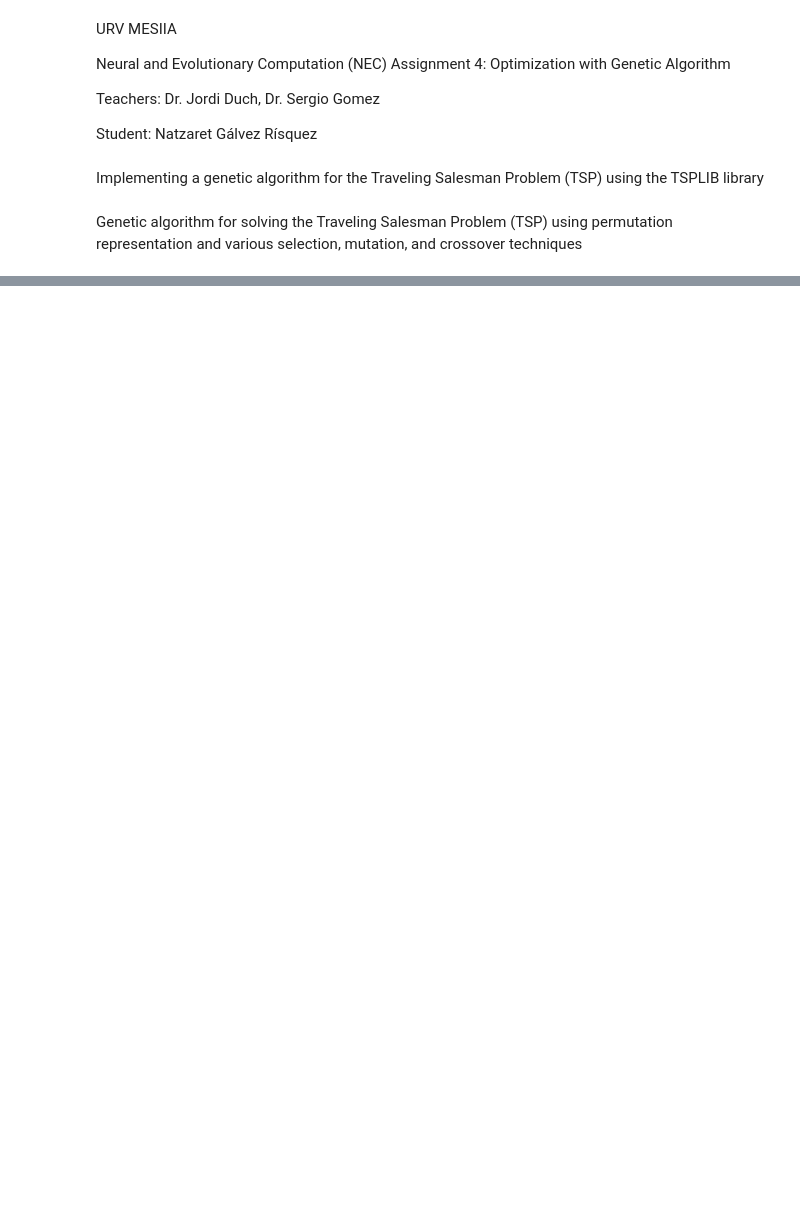
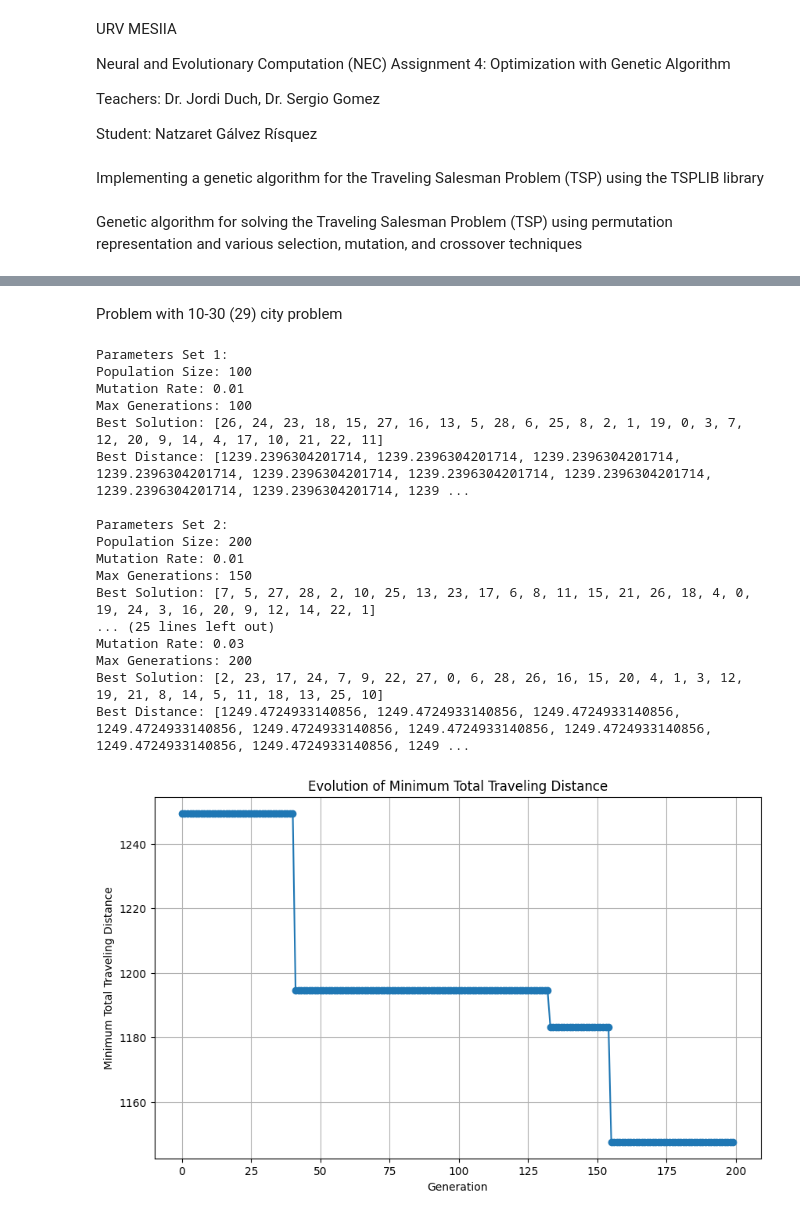
Before and after one commit to Natzaret/Natzaret, a Jupyter notebook: NEC_Exercise_4.ipynb, the cells around one changed output, grey strips where cells are left out. Saved outputs shown, nothing was run; the diff lists cells and outputs as text; code cells hidden in the pictures; blank space fills up the shorter version.

```diff
--- a/NEC_Exercise_4.ipynb
+++ b/NEC_Exercise_4.ipynb
@@ -179,0 +250,69 @@ if __name__ == "__main__":
+# %% [markdown]
+Problem with 10-30 (29) city problem
+# %%
+# Define the number of cities and coordinates for dataset 2
+num_cities_dataset2 = 29
+
+# Generate dataset 1
+dataset2 = generate_problem_instance(num_cities_dataset2)
+distances_dataset2 = compute_distances(dataset2)
+
+# Define parameter combinations for dataset 2
+parameter_combinations_dataset = [
+    {'population_size': 100, 'mutation_rate': 0.01, 'max_generations': 100},
+    {'population_size': 200, 'mutation_rate': 0.01, 'max_generations': 150},
+    {'population_size': 150, 'mutation_rate': 0.02, 'max_generations': 100},
+    {'population_size': 250, 'mutation_rate': 0.02, 'max_generations': 150},
+    {'population_size': 100, 'mutation_rate': 0.03, 'max_generations': 150},
+    {'population_size': 200, 'mutation_rate': 0.03, 'max_generations': 200}
+]
+
+results_dataset = []
+
+# Iterate over parameter combinations and execute genetic algorithm
+for params in parameter_combinations_dataset1:
+    population_size = params['population_size']
+    mutation_rate = params['mutation_rate']
+    max_generations = params['max_generations']
+
+    best_solution_dataset, best_distances_dataset = genetic_algorithm(distances_dataset2, population_size, mutation_rate, max_generations)
+    results_dataset.append({'parameters': params, 'best_solution': best_solution_dataset, 'best_distances': best_distances_dataset})
+
+for i, result in enumerate(results_dataset):
+    print(f"Parameters Set {i + 1}:")
+    print("Population Size:", result['parameters']['population_size'])
+    print("Mutation Rate:", result['parameters']['mutation_rate'])
+    print("Max Generations:", result['parameters']['max_generations'])
+    print("Best Solution:", result['best_solution'])
+    print("Best Distance:", result['best_distances'])
+    print()
+
+import matplotlib.pyplot as plt
+
+# Plot the evolution of the minimum total traveling distance
+plt.figure(figsize=(10, 6))
+plt.plot(best_distances_dataset, marker='o', linestyle='-')
+plt.title("Evolution of Minimum Total Traveling Distance")
+plt.xlabel("Generation")
+plt.ylabel("Minimum Total Traveling Distance")
+plt.grid(True)
+plt.show()
+# %% [output]
+Parameters Set 1:
+Population Size: 100
+Mutation Rate: 0.01
+Max Generations: 100
+Best Solution: [26, 24, 23, 18, 15, 27, 16, 13, 5, 28, 6, 25, 8, 2, 1, 19, 0, 3, 7, 12, 20, 9, 14, 4, 17, 10, 21, 22, 11]
+Best Distance: [1239.2396304201714, 1239.2396304201714, 1239.2396304201714, 1239.2396304201714, 1239.2396304201714, 1239.2396304201714, 1239.2396304201714, 1239.2396304201714, 1239.2396304201714, 1239 ...
+
+Parameters Set 2:
+Population Size: 200
+Mutation Rate: 0.01
+Max Generations: 150
+Best Solution: [7, 5, 27, 28, 2, 10, 25, 13, 23, 17, 6, 8, 11, 15, 21, 26, 18, 4, 0, 19, 24, 3, 16, 20, 9, 12, 14, 22, 1]
+... (25 lines left out)
+Mutation Rate: 0.03
+Max Generations: 200
+Best Solution: [2, 23, 17, 24, 7, 9, 22, 27, 0, 6, 28, 26, 16, 15, 20, 4, 1, 3, 12, 19, 21, 8, 14, 5, 11, 18, 13, 25, 10]
+Best Distance: [1249.4724933140856, 1249.4724933140856, 1249.4724933140856, 1249.4724933140856, 1249.4724933140856, 1249.4724933140856, 1249.4724933140856, 1249.4724933140856, 1249.4724933140856, 1249 ...
+[figure, added]
```
Also changed, not shown: parts of 10 cells of this notebook.
